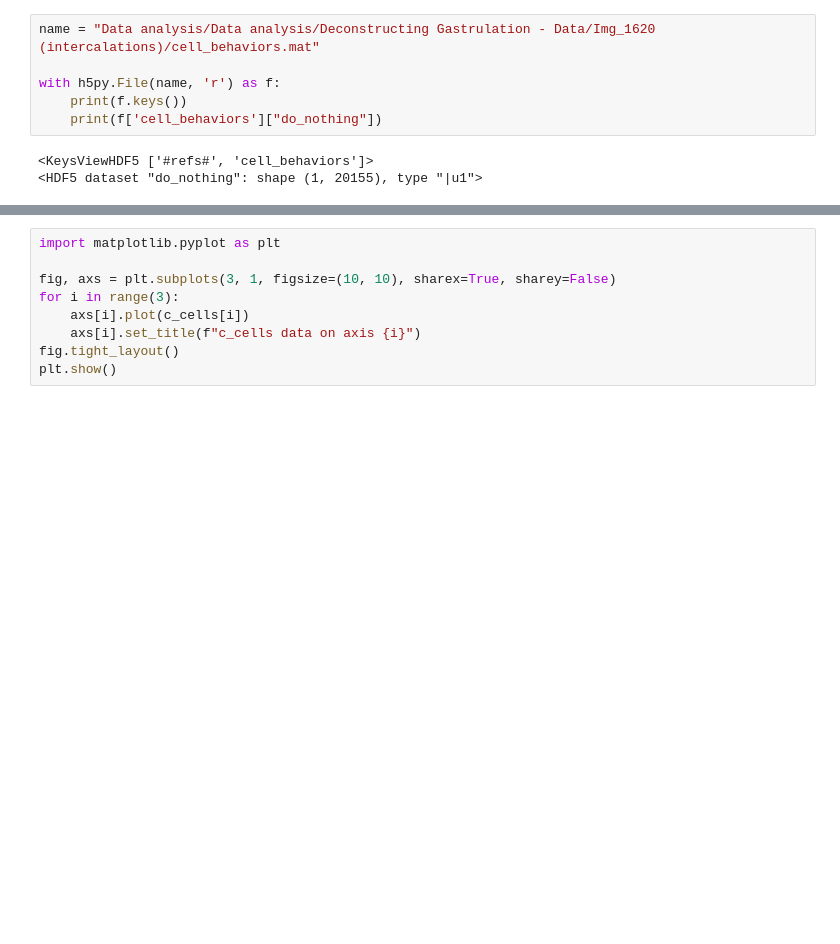
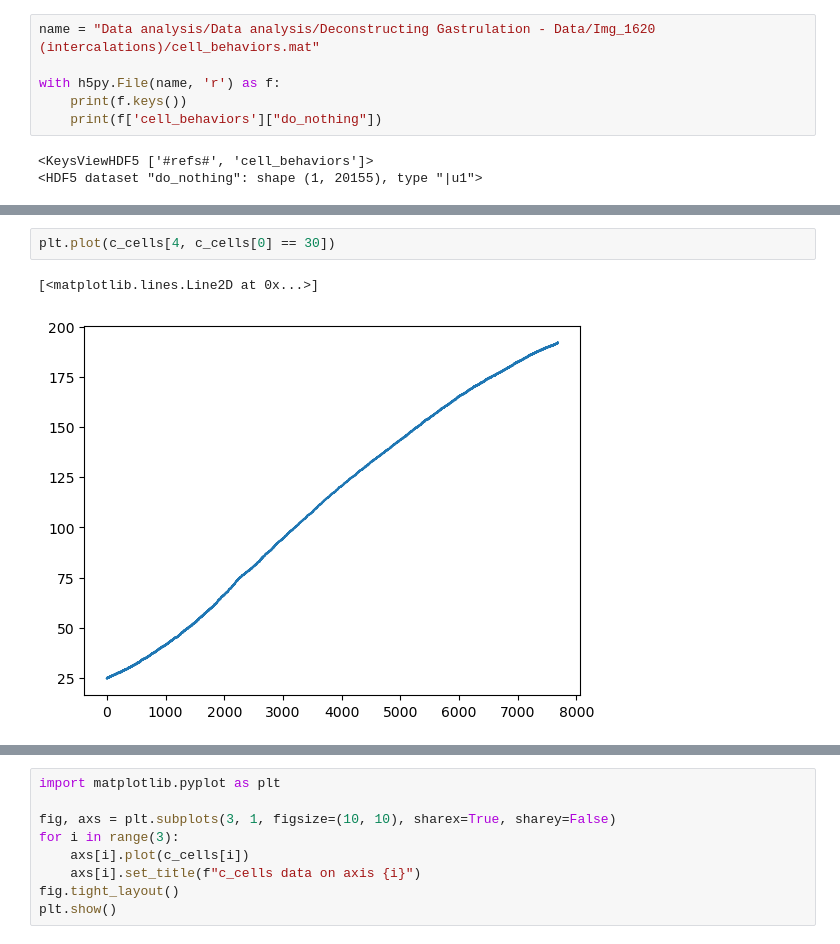
Before and after one commit to JakobSchauser/Thesis, a Jupyter notebook: DeconstructingGastrulation-Data/stas.ipynb, the cells around one changed output, grey strips where cells are left out. Saved outputs shown, nothing was run; the diff lists cells and outputs as text; blank space fills up the shorter version.

```diff
--- a/DeconstructingGastrulation-Data/stas.ipynb
+++ b/DeconstructingGastrulation-Data/stas.ipynb
@@ -58,0 +76,5 @@ c_cells.shape
+# %%
+plt.plot(c_cells[4, c_cells[0] == 30])
+# %% [output]
+[<matplotlib.lines.Line2D at 0x...>]
+[figure, added]
```
Also changed, not shown: parts of 6 cells of this notebook, 2 other files.
